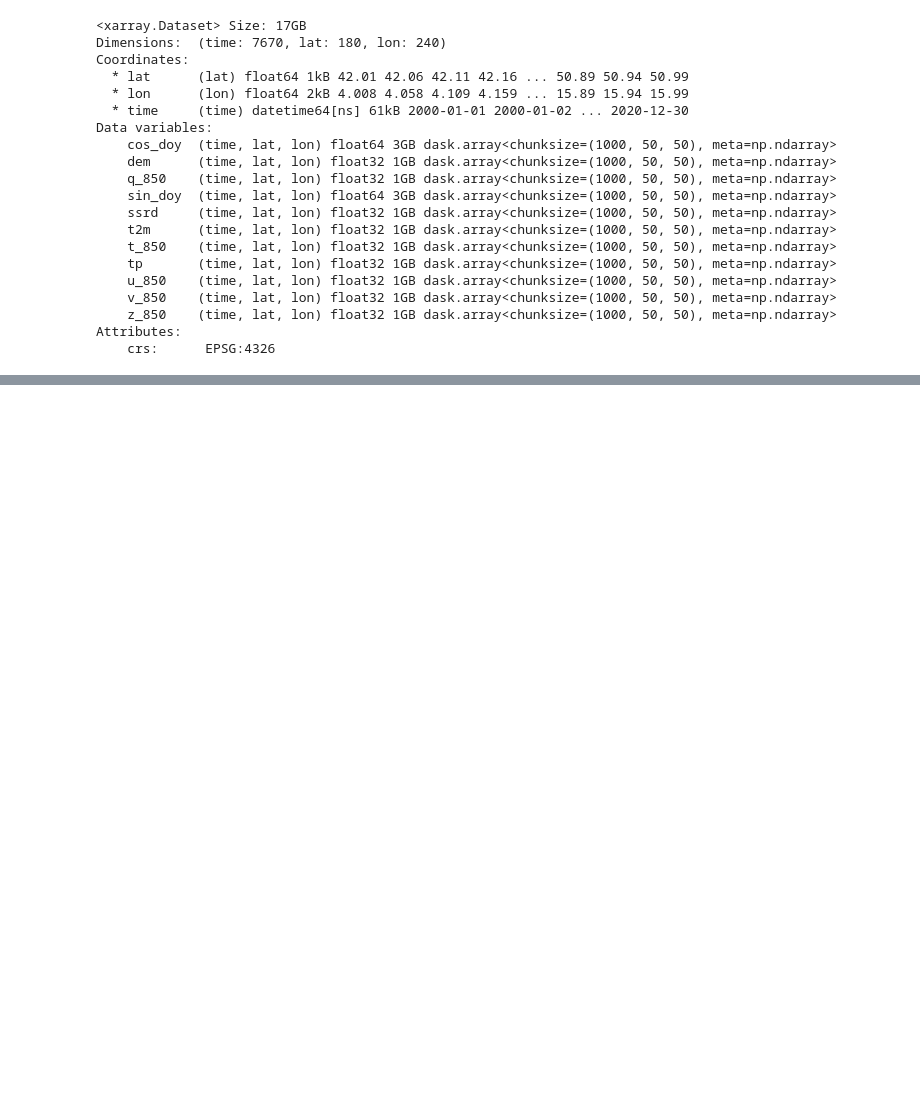
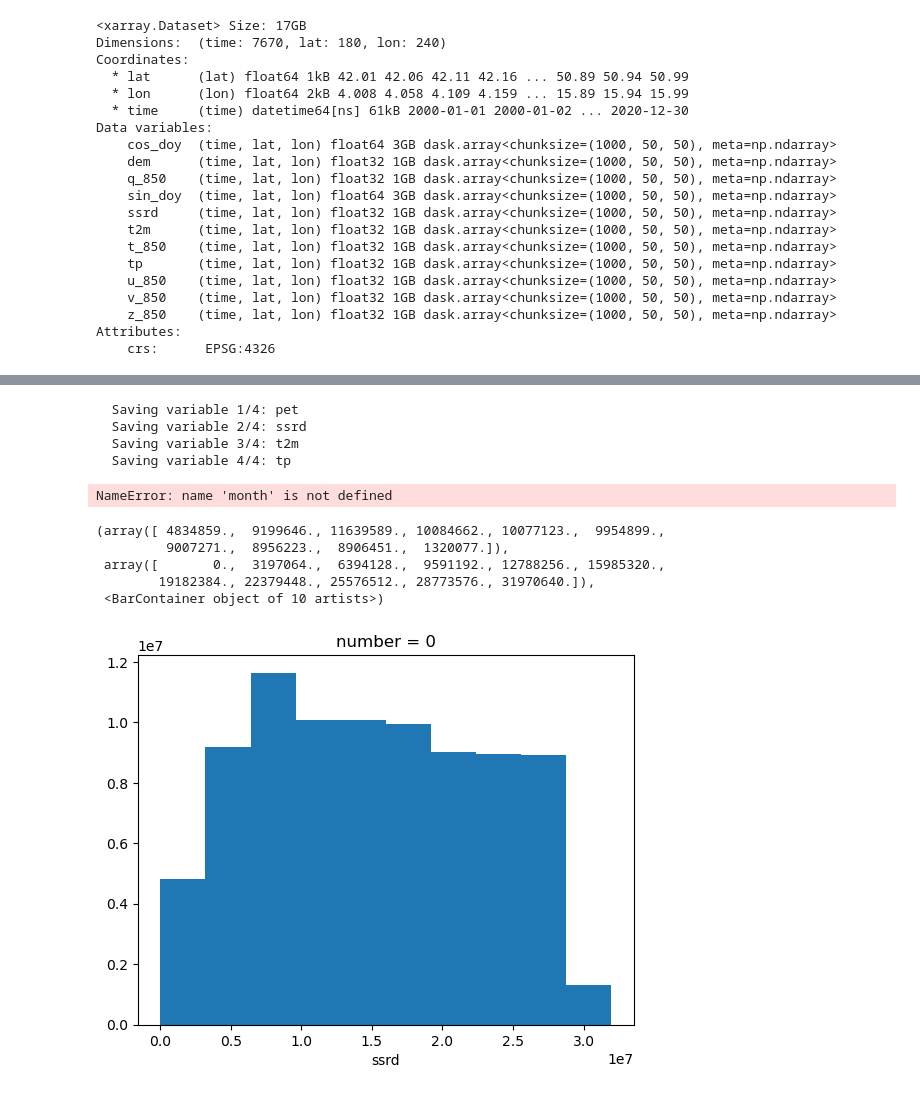
Before and after one commit to interTwin-eu/downScaleML, a Jupyter notebook: downscaleml/main/preprocessing/dem_reducer_SEAS5.ipynb, the cells around one changed output, grey strips where cells are left out. Drawn from its saved outputs; the diff is of its cells as text; code cells hidden in the pictures; blank space fills up the shorter version.

```diff
--- a/downscaleml/main/preprocessing/dem_reducer_SEAS5.ipynb
+++ b/downscaleml/main/preprocessing/dem_reducer_SEAS5.ipynb
@@ -905,0 +1195,38 @@ Attributes:
+# %%
+SEAS5_interpolated = SEAS5_interpolated.drop_vars("dem")
+SEAS5_interpolated
+
+# Save to Zarr
+zarr_path = f"/mnt/CEPH_PROJECTS/InterTwin/Climate_Downscaling/EMO1_DOWNSCALING/stage_1/v0_2/SEAS5_v0_2_JANUARY_2022.zarr"
+
+# Loop through each variable and save it one by one
+for i, var_name in enumerate(SEAS5_interpolated.data_vars):
+    print(f"  Saving variable {i+1}/{len(SEAS5_interpolated.data_vars)}: {var_name}")
+
+    # Select only the current variable
+    var_ds = SEAS5_interpolated[[var_name]]
+
+    # Write to Zarr (use 'w' mode for the first variable, 'a' for subsequent ones)
+    mode = "w" if i == 0 else "a"
+    var_ds.to_zarr(zarr_path, mode=mode, compute=True)
+
+print(f"Completed processing {month}")
+# %% [output]
+  Saving variable 1/4: pet
+  Saving variable 2/4: ssrd
+  Saving variable 3/4: t2m
+  Saving variable 4/4: tp
+NameError: name 'month' is not defined
+# %%
+import xarray as xr
+
+ds = xr.open_zarr("/mnt/CEPH_PROJECTS/InterTwin/Climate_Downscaling/EMO1_DOWNSCALING/stage_1/v0_2/SEAS5_v0_2_JANUARY_2022.zarr")
+
+ds.ssrd.isel(number=0).plot()
+# %% [output]
+(array([ 4834859.,  9199646., 11639589., 10084662., 10077123.,  9954899.,
+         9007271.,  8956223.,  8906451.,  1320077.]),
+ array([       0.,  3197064.,  6394128.,  9591192., 12788256., 15985320.,
+        19182384., 22379448., 25576512., 28773576., 31970640.]),
+ <BarContainer object of 10 artists>)
+[figure, added]
```
Also changed, not shown: parts of 7 cells of this notebook, 9 other files.
